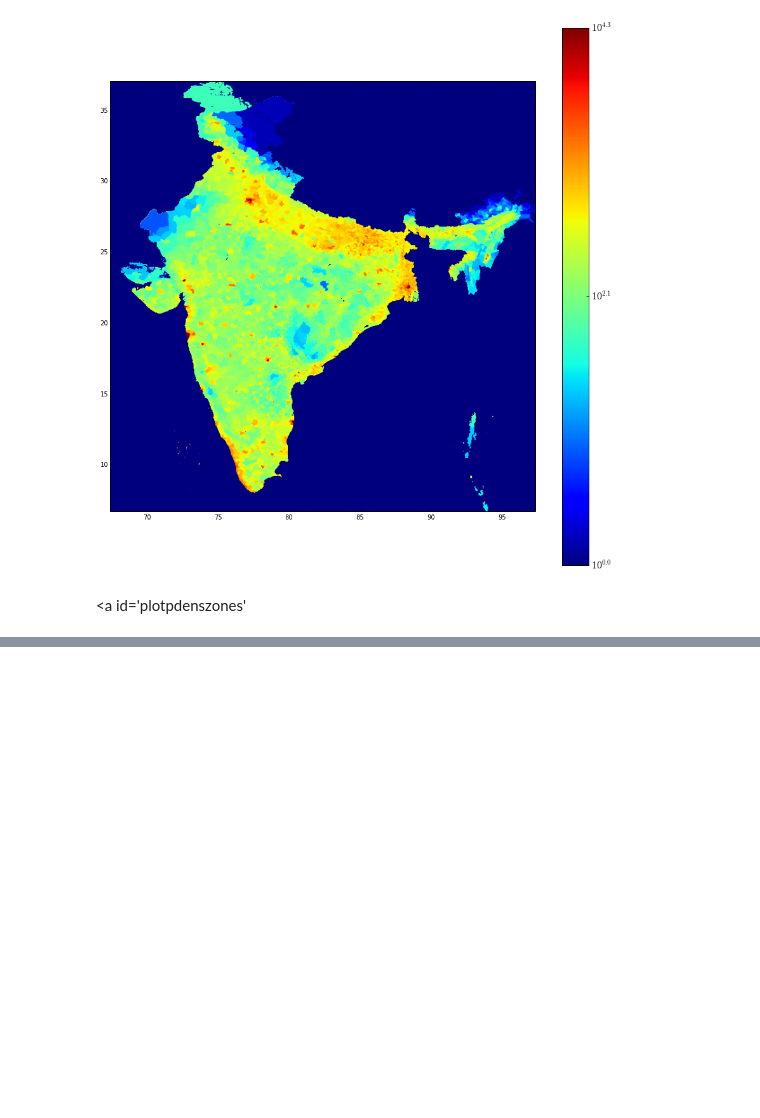
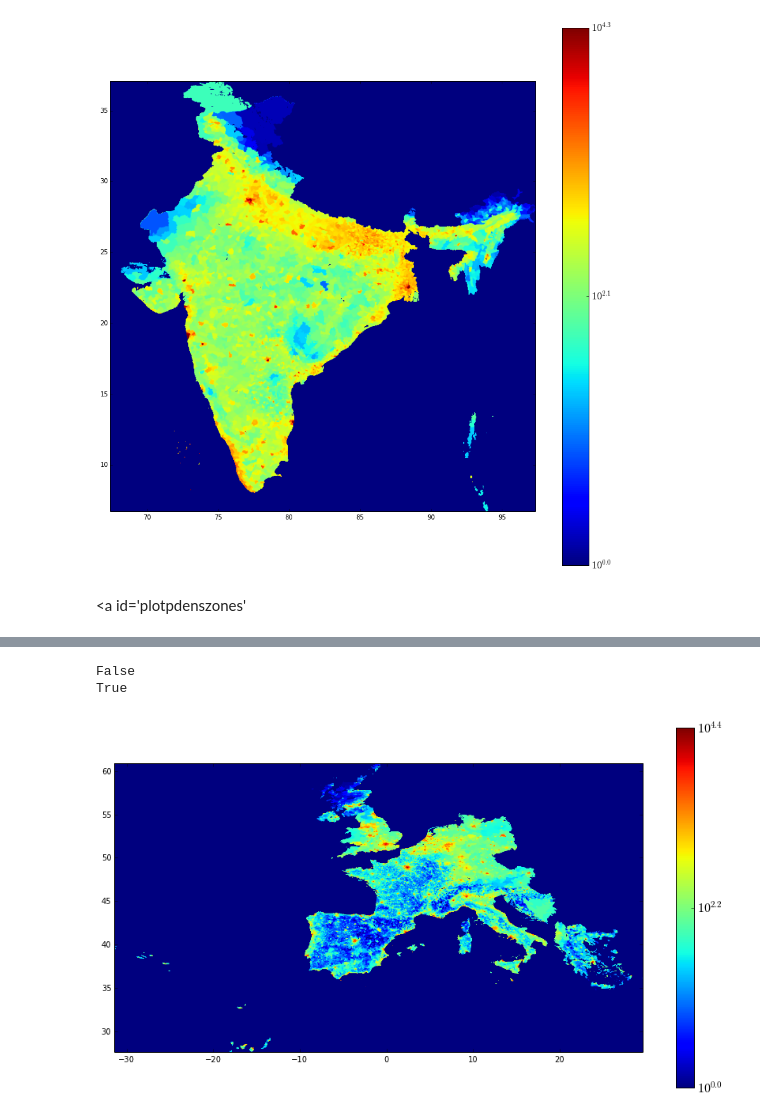
Before and after one commit to bareid/LSSanalysis, a Jupyter notebook: PopulationExplore.ipynb, the cells around one changed output, grey strips where cells are left out. Cells and saved outputs as stored; diff of their text form; code cells hidden in the pictures; blank space fills up the shorter version.

```diff
--- a/PopulationExplore.ipynb
+++ b/PopulationExplore.ipynb
@@ -464,5 +596,6 @@ plotcountry('United States',pmin=1,pmax=10**4.3)
 # %%
-plotcountry('China',pmin=1,pmax=10**4.3)
+f,ax=plotcountry('China',pmin=1,pmax=10**4.3)
+#plotcountry('Mongolia',pmin=1,pmax=10**4.3)
 # %% [output]
 [figure]
 # %%
@@ -486,0 +631,6 @@ plotcountry('',plotcbar=True,plotzoneopt=1,logopt=0,plotzone=[4.,20.,100,1e6])
+# %%
+## Ok, now let's see some numbers!
+for cc in ['','United States', 'China', 'India', 'Botswana','Pakistan']:
+  mypz, mypcnts, mya, mystr = getcountryinfo(cc)
+  print mystr  ## improved the function to output a nice table for each country.
+  #print cc,'population, area (sqr km): %.3e %.3e' % (mypcnts.sum(),mya.sum()),'pop dist',mypcnts/mypcnts.sum(),'area dist',mya/mya.sum()
@@ -486,0 +782,33 @@ plotcountry('',plotcbar=True,plotzoneopt=1,logopt=0,plotzone=[4.,20.,100,1e6])
+# %%
+groups = {}
+for xx in ['Africa','Asia','Europe']:
+  groups[xx] = []
+  for kk in regions.keys():
+    if re.search(xx,kk):
+      groups[xx] = groups[xx] + regions[kk]
+#print groups['Africa']
+#print groups['Asia']
+#print groups['Europe']
+groups['Latin America and the Caribbean'] = regions['Caribbean'] + regions['Central America'] + regions['South America']
+groups['Oceania'] = regions['Australia and New Zealand']+regions['Melanesia']+regions['Micronesia']+regions['Polynesia']
+groups['Developing regions'] = groups['Africa'] + regions['Central America'] + regions['South America'] + regions['Caribbean'] + groups['Asia'] + groups['Oceania']
+groups['Developing regions no India/China'] = groups['Africa'] + regions['Central America'] + regions['South America'] + regions['Caribbean'] + groups['Asia'] + groups['Oceania']
+## remove Japan, Australia, and New Zealand from Developing regions.
+for xx in ['Japan','Australia','New Zealand']:
+  #print len(groups['Developing regions']),
+  groups['Developing regions'].remove(getNatID(xx))
+  groups['Developing regions no India/China'].remove(getNatID(xx))
+  #print len(groups['Developing regions'])
+groups['Developing regions no India/China'].remove(getNatID('India'))
+groups['Developing regions no India/China'].remove(getNatID('China'))
+groups['Developed regions'] = regions['Northern America'] + groups['Europe'] + [getNatID('Japan')] + regions['Australia and New Zealand']
+
+groups['Eastern Europe - Russia'] = regions['Eastern Europe'][:]
+groups['Eastern Europe - Russia'].remove(getNatID('Russia'))
+# %%
+## test -- everything seem to work?
+print getNatID('United States') in groups['Developing regions']
+print getNatID('Japan') in groups['Developed regions']
+# %% [output]
+False
+True
@@ -486,0 +943,4 @@ plotcountry('',plotcbar=True,plotzoneopt=1,logopt=0,plotzone=[4.,20.,100,1e6])
+# %%
+f,ax = plotcountrylist(regions['Western Europe']+[getNatID('United Kingdom')]+regions['Southern Europe'])
+# %% [output]
+[figure, added]
```
Also changed, not shown: parts of 36 cells of this notebook.
